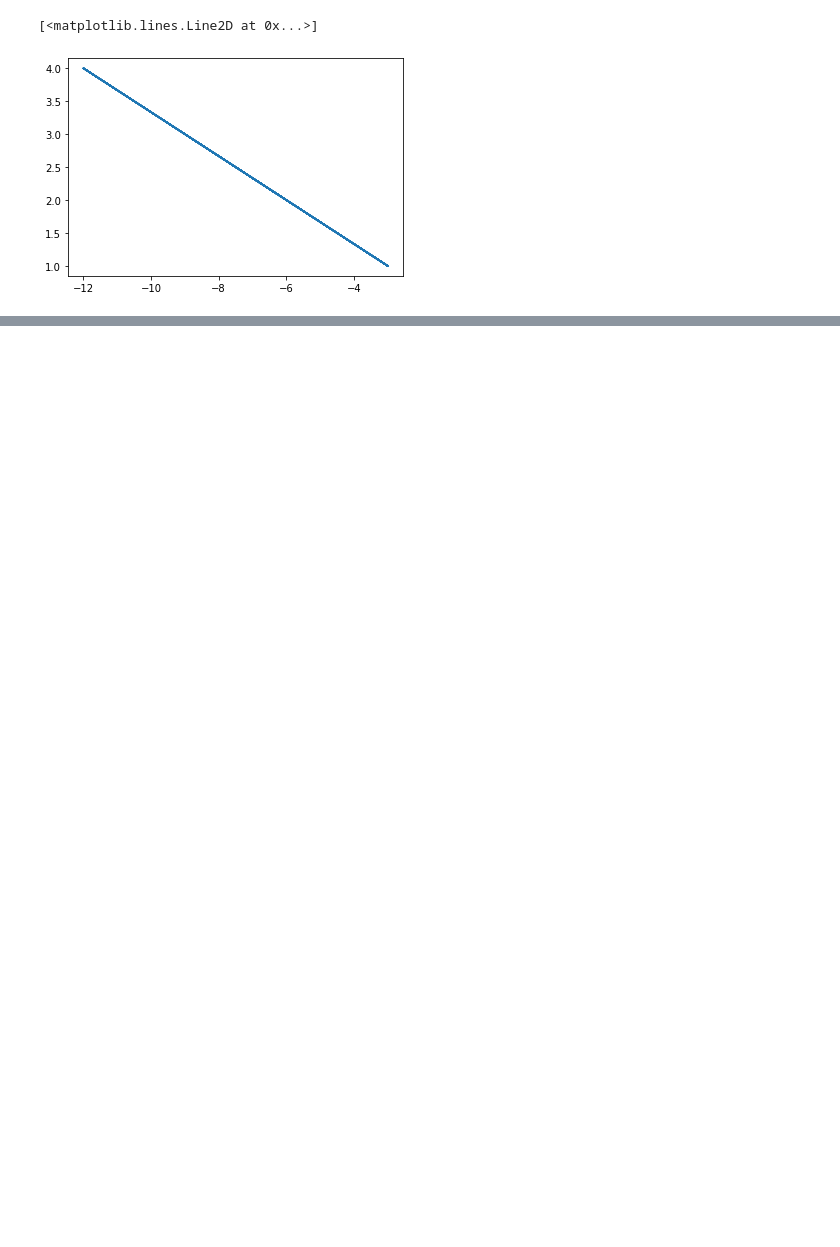
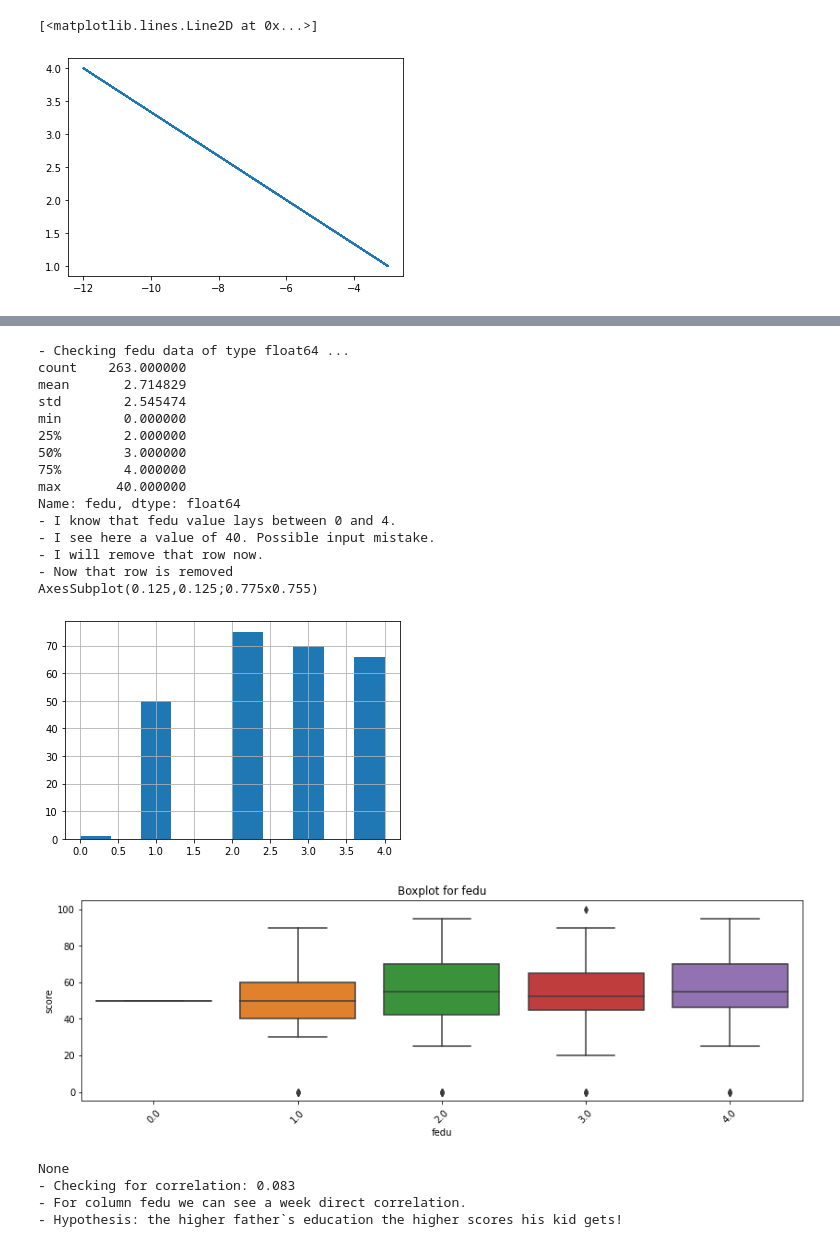
Before and after one commit to elynets/skillfactory, a Jupyter notebook: Unit2/Project_2.EDA_rds.ipynb, the cells around one changed output, grey strips where cells are left out. Drawn from its saved outputs; the diff is of its cells as text; code cells hidden in the pictures; blank space fills up the shorter version.

```diff
--- a/Unit2/Project_2.EDA_rds.ipynb
+++ b/Unit2/Project_2.EDA_rds.ipynb
@@ -273,0 +479,54 @@ print(np.corrcoef(df.absence, df.score))
+# %%
+# The next one is fedu - Father`s education.
+col = 'fedu'
+
+print('- Checking',col,'data of type',df[col].dtype,'...')
+print(df[col].describe())
+
+
+print('- I know that fedu value lays between 0 and 4.')
+print('- I see here a value of 40. Possible input mistake.')
+print('- I will remove that row now.')
+
+# Removing row(s) with abnormal values.
+df.drop(df.loc[df['fedu']>4].index, inplace=True)
+
+print('- Now that row is removed')
+print(df[col].hist())
+
+print(build_boxplot(col))
+
+ncd = get_numeric_col_data(df[col])
+
+# Checking for correlation coeficient
+corrcoef = np.corrcoef(df.loc[df[col].between(ncd['m_0'],ncd['m_1'])]['score'],
+                       df.loc[df[col].between(ncd['m_0'],ncd['m_1'])][col]
+                      )
+
+print('- Checking for correlation:', round(corrcoef[0,1],3))
+print('- For column',col,'we can see a week direct correlation.')
+
+print('- Hypothesis: the higher father`s education',
+      'the higher scores his kid gets!')
+# %% [output]
+- Checking fedu data of type float64 ...
+count    263.000000
+mean       2.714829
+std        2.545474
+min        0.000000
+25%        2.000000
+50%        3.000000
+75%        4.000000
+max       40.000000
+Name: fedu, dtype: float64
+- I know that fedu value lays between 0 and 4.
+- I see here a value of 40. Possible input mistake.
+- I will remove that row now.
+- Now that row is removed
+AxesSubplot(0.125,0.125;0.775x0.755)
+[figure, added]
+[figure, added]
+None
+- Checking for correlation: 0.083
+- For column fedu we can see a week direct correlation.
+- Hypothesis: the higher father`s education the higher scores his kid gets!
```
Also changed, not shown: parts of 28 cells of this notebook.
